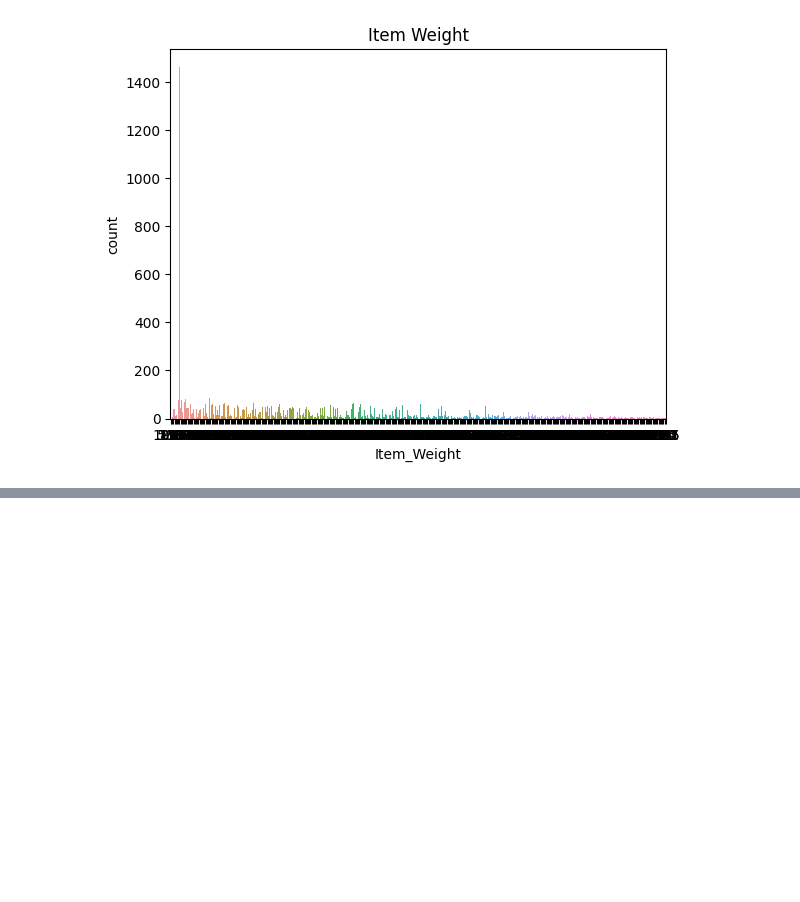
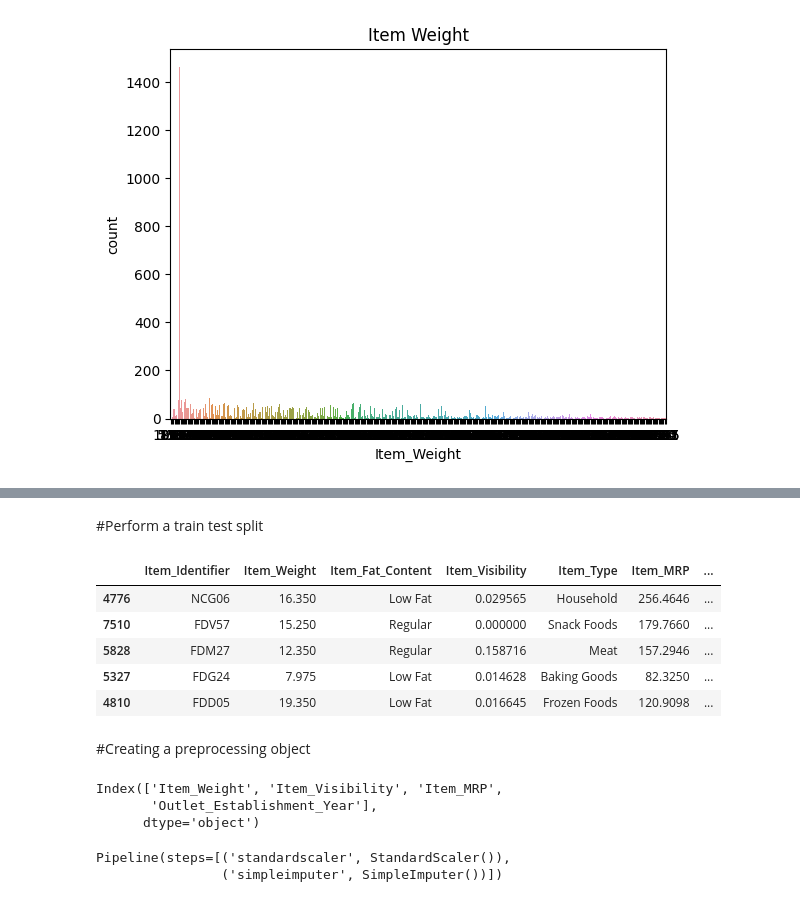
Before and after one commit to NMtuzula/Prediction-of-Product-Sales, a Jupyter notebook: Headers.ipynb, the cells around one changed output, grey strips where cells are left out. Cells and saved outputs as stored; diff of their text form; code cells hidden in the pictures; blank space fills up the shorter version.

```diff
--- a/Headers.ipynb
+++ b/Headers.ipynb
@@ -523,0 +700,27 @@ ax.set_title('Item Weight');
+# %%
+#Defining X and y
+y = df_org_sales['Item_Outlet_Sales']
+x = df_org_sales.drop(columns = 'Item_Outlet_Sales')
+# %% [markdown]
+#Perform a train test split
+# %%
+#Train test split
+x_train, x_test, y_train, y_test = train_test_split(x, y, random_state = 42)
+x_train.head()
+# %% [output]
+|  | Item_Identifier | Item_Weight | Item_Fat_Content | Item_Visibility | Item_Type | Item_MRP | ... |
+| 4776 | NCG06 | 16.350 | Low Fat | 0.029565 | Household | 256.4646 | ... |
+| 7510 | FDV57 | 15.250 | Regular | 0.000000 | Snack Foods | 179.7660 | ... |
+| 5828 | FDM27 | 12.350 | Regular | 0.158716 | Meat | 157.2946 | ... |
+| 5327 | FDG24 | 7.975 | Low Fat | 0.014628 | Baking Goods | 82.3250 | ... |
+| 4810 | FDD05 | 19.350 | Low Fat | 0.016645 | Frozen Foods | 120.9098 | ... |
+# %% [markdown]
+#Creating a preprocessing object
+# %%
+#Creating a numeric data
+num_cols = x_train.select_dtypes('number').columns
+num_cols
+# %% [output]
+Index(['Item_Weight', 'Item_Visibility', 'Item_MRP',
+       'Outlet_Establishment_Year'],
+      dtype='object')
@@ -523,0 +733,7 @@ ax.set_title('Item Weight');
+# %%
+#Creating a numeric pipeline
+num_pipe = make_pipeline(scaler, impute_null)
+num_pipe
+# %% [output]
+Pipeline(steps=[('standardscaler', StandardScaler()),
+                ('simpleimputer', SimpleImputer())])
```
Also changed, not shown: parts of 23 cells of this notebook.
